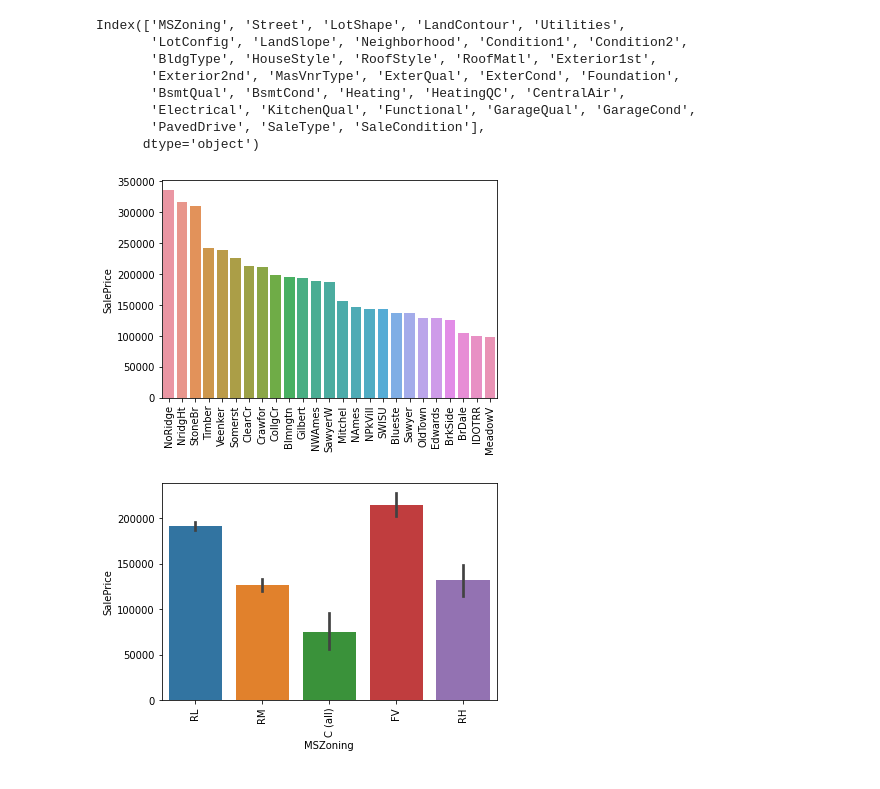
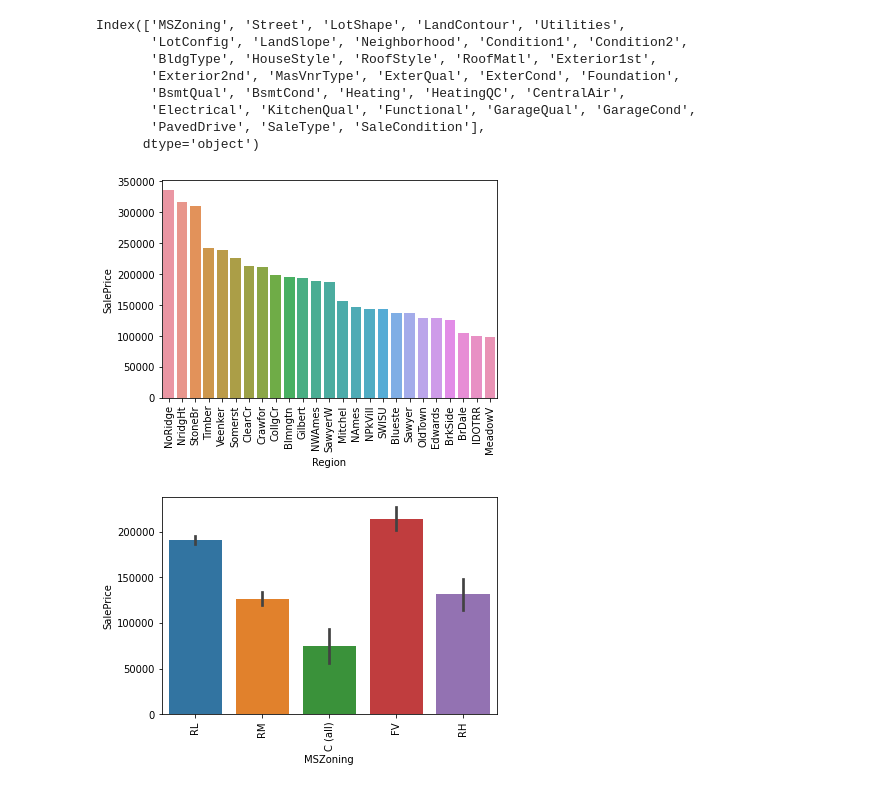
Before and after one commit to MengLungLee/Kaggle_HousePrice, a Jupyter notebook: eda_data.ipynb, the cells around one changed output. Cells and saved outputs as stored; diff of their text form; code cells hidden in the pictures.

Commit message:
updating images

```diff
--- a/eda_data.ipynb
+++ b/eda_data.ipynb
@@ -130,18 +130,19 @@ Index(['MSZoning', 'Street', 'LotShape', 'LandContour', 'Utilities',
 # %%
 # Calculate each region that associates with SalePrice.
 avg_price = {}
 for i in df.Neighborhood.values:
     avg = df[df['Neighborhood'] == i].SalePrice.sum()/df[df['Neighborhood'] == i].count()
     avg_price[i] = avg.SalePrice
 
 avgdf = pd.DataFrame.from_dict(avg_price, orient = 'index', columns = ['SalePrice'])
 avgdf.sort_values(by = ['SalePrice'], ascending = False, inplace = True)
 
 chart = sns.barplot(x = avgdf.index, y = avgdf.SalePrice)
+chart.set(xlabel='Region', ylabel = 'SalePrice')
 chart.set_xticklabels(chart.get_xticklabels(), rotation = 90)
 plt.show()
 # %% [output]
-[figure, old version]
+[figure, new version]
 # %%
 chart = sns.barplot(x = df['MSZoning'], y = df['SalePrice'])
 chart.set_xticklabels(chart.get_xticklabels(), rotation = 90)
```
Also changed, not shown: 3 other files.
